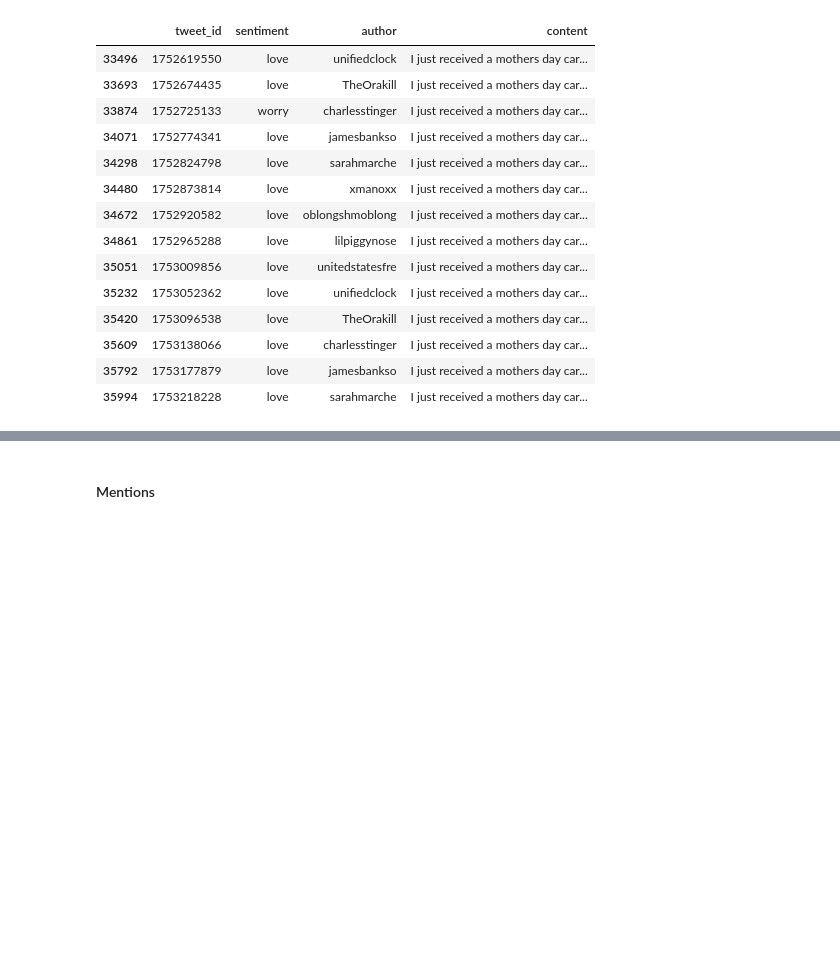
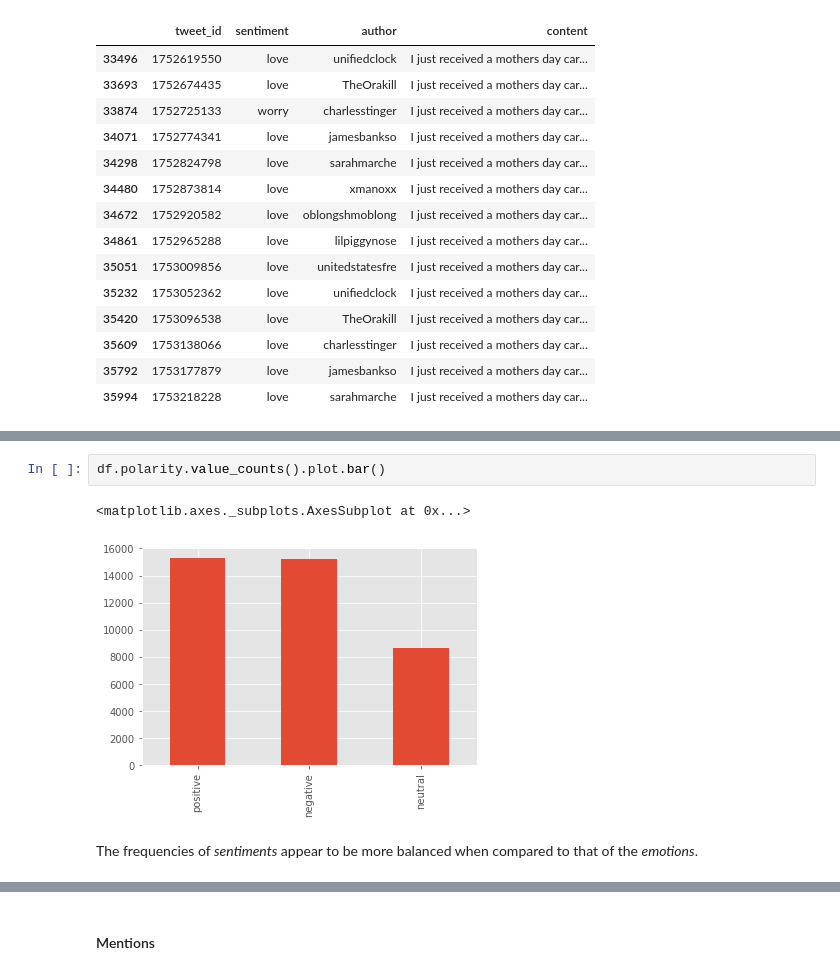
Before and after one commit to kaymal/twitter-emotions, a Jupyter notebook: data-preparation.ipynb, the cells around one changed output, grey strips where cells are left out. Saved outputs shown, nothing was run; the diff lists cells and outputs as text; blank space fills up the shorter version.

```diff
--- a/data-preparation.ipynb
+++ b/data-preparation.ipynb
@@ -172,0 +220,7 @@ Interestingly, for the **same** tweet there are different sentiments in the targ
+# %%
+df.polarity.value_counts().plot.bar()
+# %% [output]
+<matplotlib.axes._subplots.AxesSubplot at 0x...>
+[figure, added]
+# %% [markdown]
+The frequencies of _sentiments_ appear to be more balanced when compared to that of the _emotions_.
```
Also changed, not shown: parts of 95 cells of this notebook.
